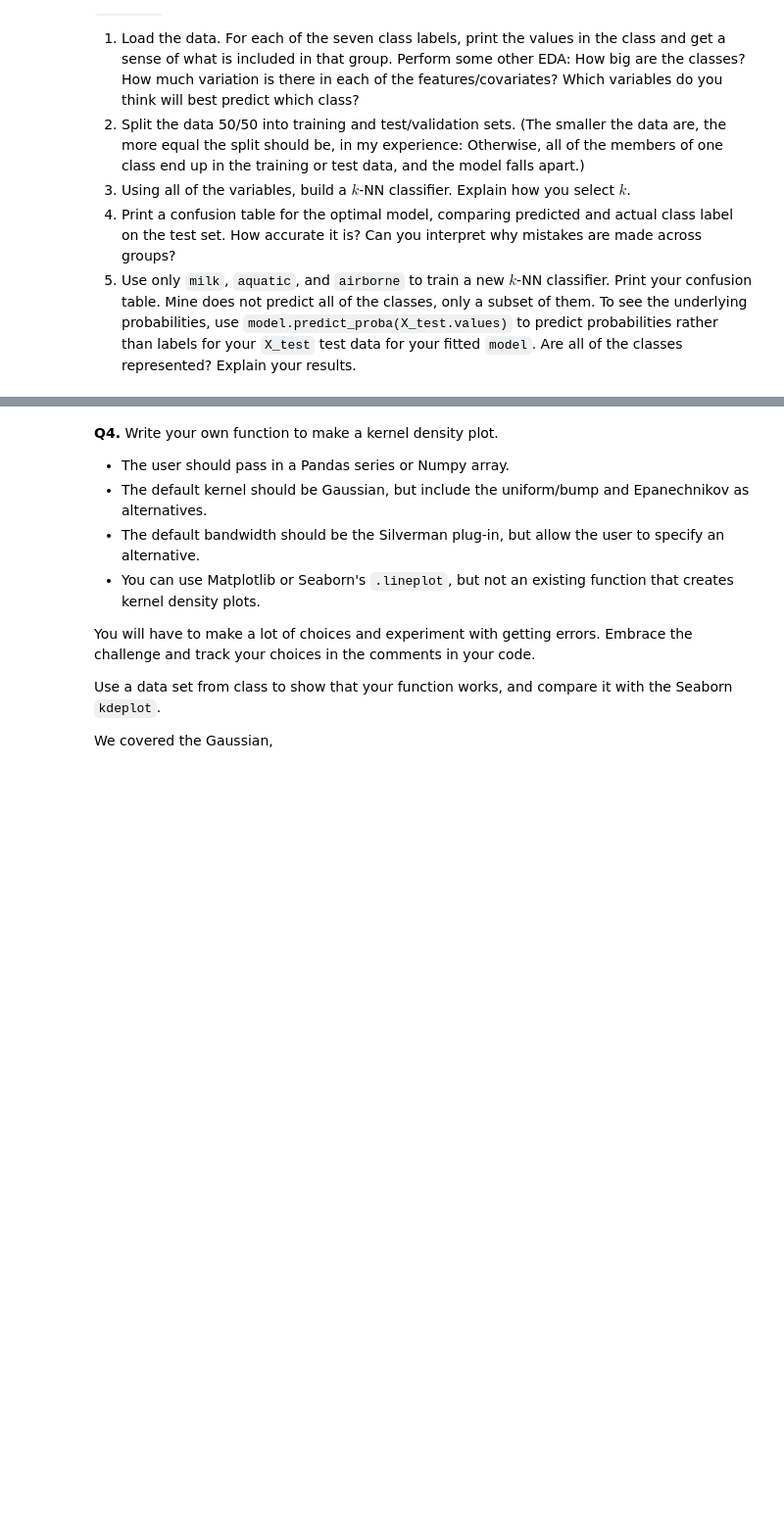
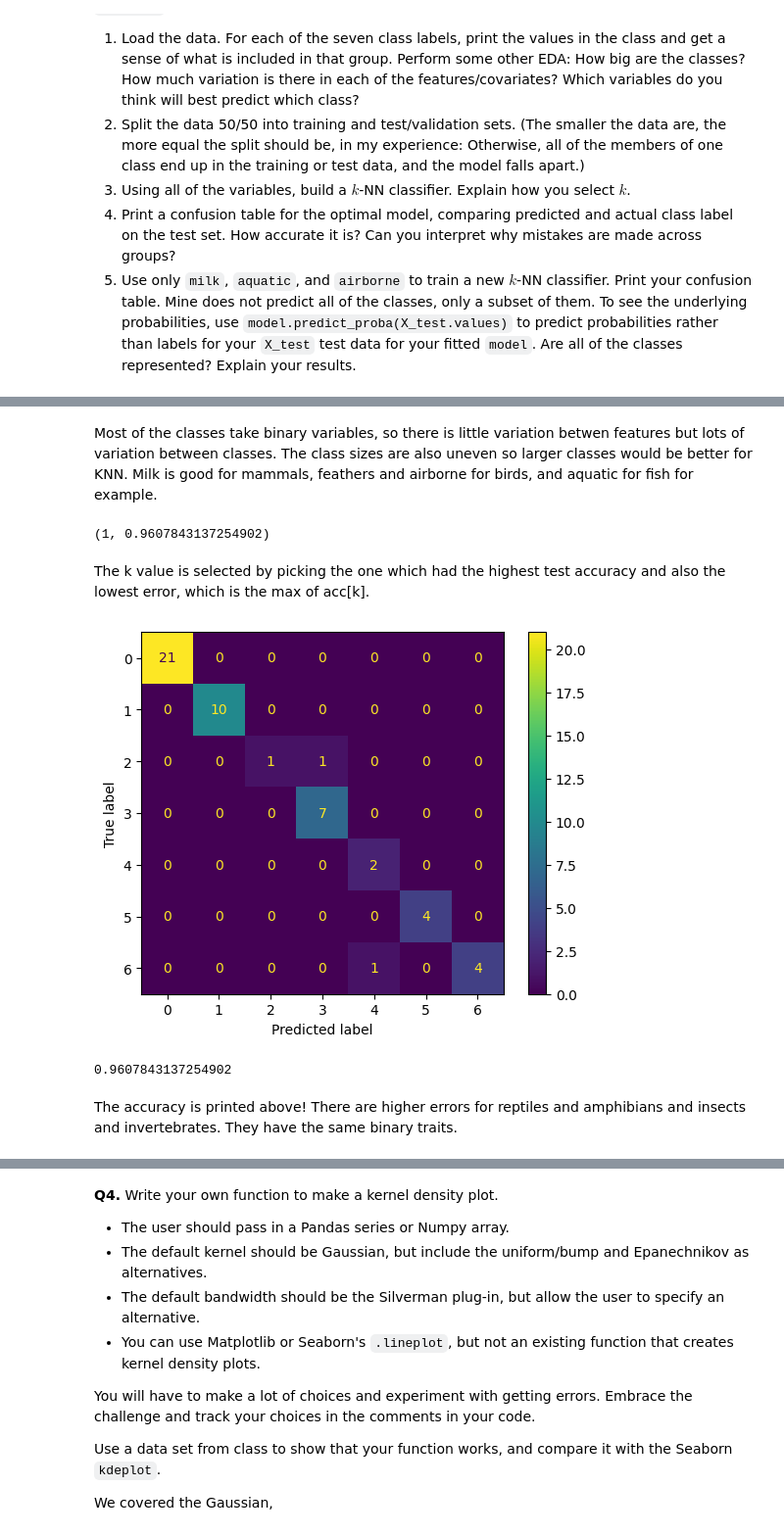
Before and after one commit to ananya-balach/KNN, a Jupyter notebook: assignment/assignment.ipynb, the cells around one changed output, grey strips where cells are left out. Shown at 98% size. Drawn from its saved outputs; the diff is of its cells as text; code cells hidden in the pictures; blank space fills up the shorter version.

```diff
--- a/assignment/assignment.ipynb
+++ b/assignment/assignment.ipynb
@@ -171,0 +184,6 @@ The data consist of a label, `class`, taking integer values 1 to 7, the name of
+# %%
+df = pd.read_csv('zoo.csv') # Local file
+
+df.head()
+print(df.shape)
+df.value_counts()
@@ -171,0 +242,46 @@ The data consist of a label, `class`, taking integer values 1 to 7, the name of
+# %% [markdown]
+Most of the classes take binary variables, so there is little variation betwen features but lots of variation between classes. The class sizes are also uneven so larger classes would be better for KNN. Milk is good for mammals, feathers and airborne for birds, and aquatic for fish for example.
+# %%
+from sklearn.model_selection import train_test_split
+
+X = df.drop(columns=['animal', 'class'])
+y = df['class']
+
+X_train, X_test, y_train, y_test = train_test_split(X, y, test_size=0.5, random_state=42, stratify=y)
+# %%
+from sklearn.neighbors import KNeighborsClassifier #needed ChatGPT help on this also
+from sklearn.metrics import accuracy_score
+
+k_values = range(1, 16)
+acc = {}
+
+for k in k_values:
+    knn = KNeighborsClassifier(n_neighbors=k)
+    knn.fit(X_train, y_train)
+    preds = knn.predict(X_test)
+    acc[k] = accuracy_score(y_test, preds)
+
+optimal_k = max(acc, key=acc.get)
+optimal_k, acc[optimal_k]
+# %% [output]
+(1, 0.9607843137254902)
+# %% [markdown]
+The k value is selected by picking the one which had the highest test accuracy and also the lowest error, which is the max of acc[k].
+# %%
+from sklearn.metrics import confusion_matrix, ConfusionMatrixDisplay #looked up how to do this easier
+import matplotlib.pyplot as plt
+
+knn = KNeighborsClassifier(n_neighbors=optimal_k)
+knn.fit(X_train, y_train)
+y_pred = knn.predict(X_test)
+
+cm = confusion_matrix(y_test, y_pred)
+ConfusionMatrixDisplay(cm).plot()
+plt.show()
+
+accuracy_score(y_test, y_pred)
+# %% [output]
+[figure, added]
+0.9607843137254902
+# %% [markdown]
+The accuracy is printed above! There are higher errors for reptiles and amphibians and insects and invertebrates. They have the same binary traits.
```
Also changed, not shown: parts of 9 cells of this notebook.
